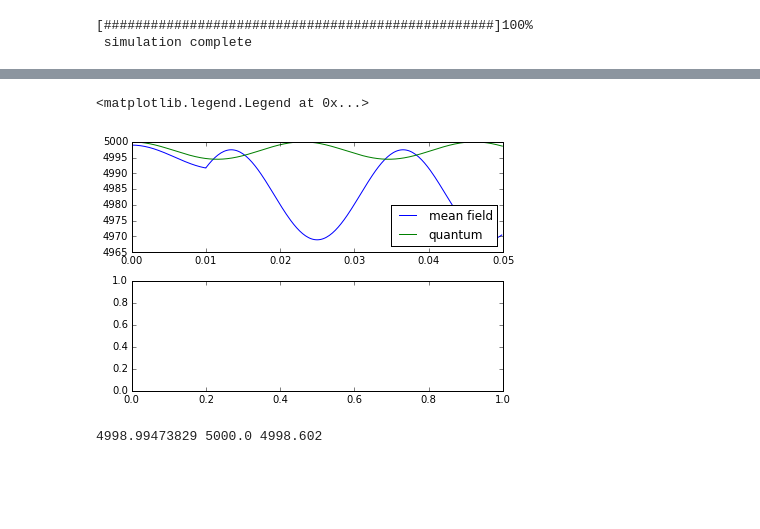
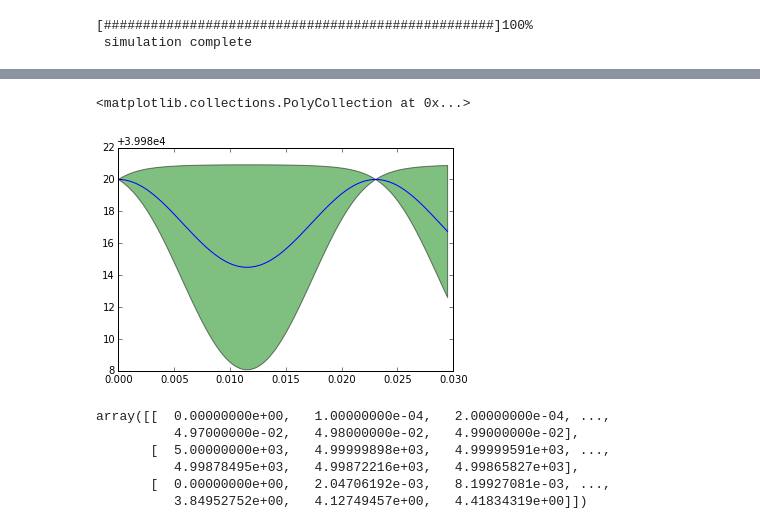
Before and after one commit to ZachGlassman/MySpinorSim, a Jupyter notebook: SimulationRunner.ipynb, the cells around one changed output, grey strips where cells are left out. Cells and saved outputs as stored; diff of their text form; code cells hidden in the pictures; blank space fills up the shorter version.

```diff
--- a/SimulationRunner.ipynb
+++ b/SimulationRunner.ipynb
@@ -23,11 +20,11 @@ pulses1 = []
 # %%
 from FockStateSimulation import main
 simulation_params = {
-    'total_time': .05, #simulated time (s),
+    'total_time': .03, #simulated time (s),
     'mag_time':0.015,
-    'dt':0.002e-3, #simulation time step,
+    'dt':0.001e-4, #simulation time step,
     'tauB' : 1e-3,
     'c':36*2*np.pi,
-    'n_atoms':5000,
+    'n_atoms':40000,
     'plot':False
     }
@@ -63,15 +62,19 @@ plt.plot(data3[0,:],data3[1,:]*N,label = "mean field no pulse")
-# %%
-fig, ax = plt.subplots(2,1)
-ax[0].plot(data1[0,:],data1[1,:]*N,label = "mean field")
-ax[0].plot(data[0,:],data[1,:],label = 'quantum')
-#ax[1].plot(data1[0],100*np.abs(data[1][::2]-data1[1]*N)/(data1[1]*N))
-#ax[0].plot(data2[:,0],data2[:,1],label = 'Coherent')
-plt.tight_layout()
-ax[0].legend(loc=4)
-# %% [output]
-<matplotlib.legend.Legend at 0x...>
-[figure, removed]
-# %%
-print(data1[1][0]*N,data[1][0],data2[:,1][0])
-# %% [output]
-4998.99473829 5000.0 4998.602
+# %%
+ss=1
+m = data[1][:-100]
+st = np.sqrt(data[2][:-100])
+plt.plot(data[0][:-100],m)
+plt.fill_between(data[0][:-100],m-st,m+st,facecolor='green',alpha=0.5)
+#plt.plot(data[0][::ss],data[1][::ss])
+# %% [output]
+<matplotlib.collections.PolyCollection at 0x...>
+[figure, added]
+# %%
+data
+# %% [output]
+array([[  0.00000000e+00,   1.00000000e-04,   2.00000000e-04, ...,
+          4.97000000e-02,   4.98000000e-02,   4.99000000e-02],
+       [  5.00000000e+03,   4.99999898e+03,   4.99999591e+03, ...,
+          4.99878495e+03,   4.99872216e+03,   4.99865827e+03],
+       [  0.00000000e+00,   2.04706192e-03,   8.19927081e-03, ...,
+          3.84952752e+00,   4.12749457e+00,   4.41834319e+00]])
```
Also changed, not shown: parts of 6 cells of this notebook, 9 other files.
